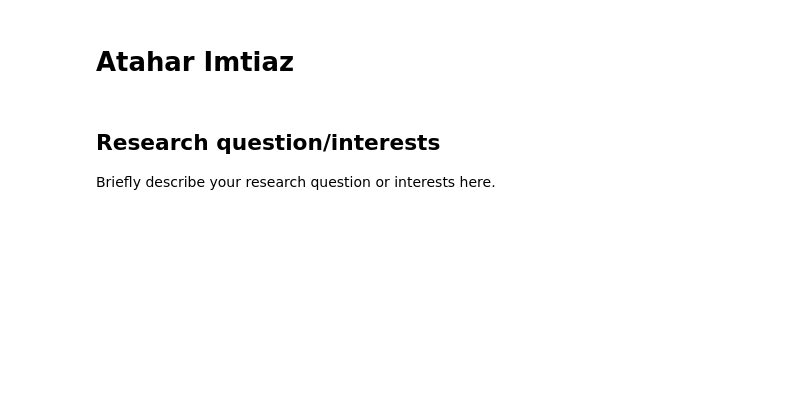
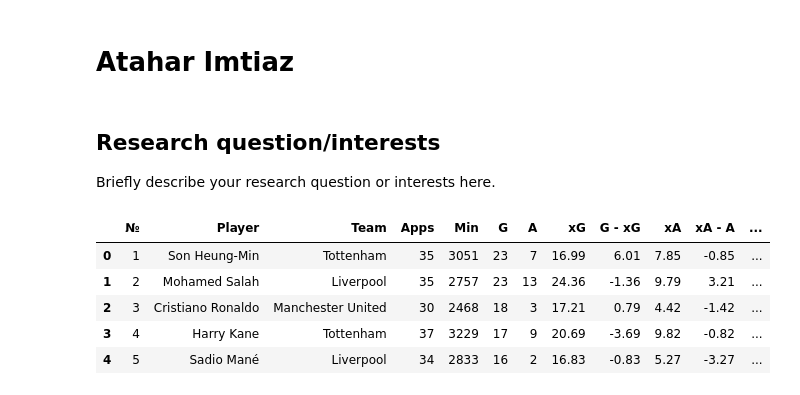
Before and after one commit to ubco-W2022T2-data301/group26, a Jupyter notebook: analysis/analysisImtiaz.ipynb, the cells around one changed output. Cells and saved outputs as stored; diff of their text form; code cells hidden in the pictures; blank space fills up the shorter version.

```diff
--- a/analysis/analysisImtiaz.ipynb
+++ b/analysis/analysisImtiaz.ipynb
@@ -13,5 +13,17 @@ Our goal is to find the correlation between G and xG, A and xA, and how xA90 con
 Each of us will be working with different sets of the data present, where my accountability would be for the relation between A and xA, how both of these sets of data correlate to each other.
 # %%
 import pandas as pd
-import csv
-df = pd.read_csv(r'C:\DATA301\group26\data\raw\Premier_League_players.csv')
+import seaborn as sns
+import matplotlib
+import matplotlib.pyplot as plt
+import numpy as np
+import math
+df = pd.read_csv('../data/processed/Premier_League_players.xlsx.csv')
+df.head()
+# %% [output]
+|  | № | Player | Team | Apps | Min | G | A | xG | G - xG | xA | xA - A | ... |
+| 0 | 1 | Son Heung-Min | Tottenham | 35 | 3051 | 23 | 7 | 16.99 | 6.01 | 7.85 | -0.85 | ... |
+| 1 | 2 | Mohamed Salah | Liverpool | 35 | 2757 | 23 | 13 | 24.36 | -1.36 | 9.79 | 3.21 | ... |
+| 2 | 3 | Cristiano Ronaldo | Manchester United | 30 | 2468 | 18 | 3 | 17.21 | 0.79 | 4.42 | -1.42 | ... |
+| 3 | 4 | Harry Kane | Tottenham | 37 | 3229 | 17 | 9 | 20.69 | -3.69 | 9.82 | -0.82 | ... |
+| 4 | 5 | Sadio Mané | Liverpool | 34 | 2833 | 16 | 2 | 16.83 | -0.83 | 5.27 | -3.27 | ... |
```
Also changed, not shown: parts of 38 cells of this notebook, 4 other files.
